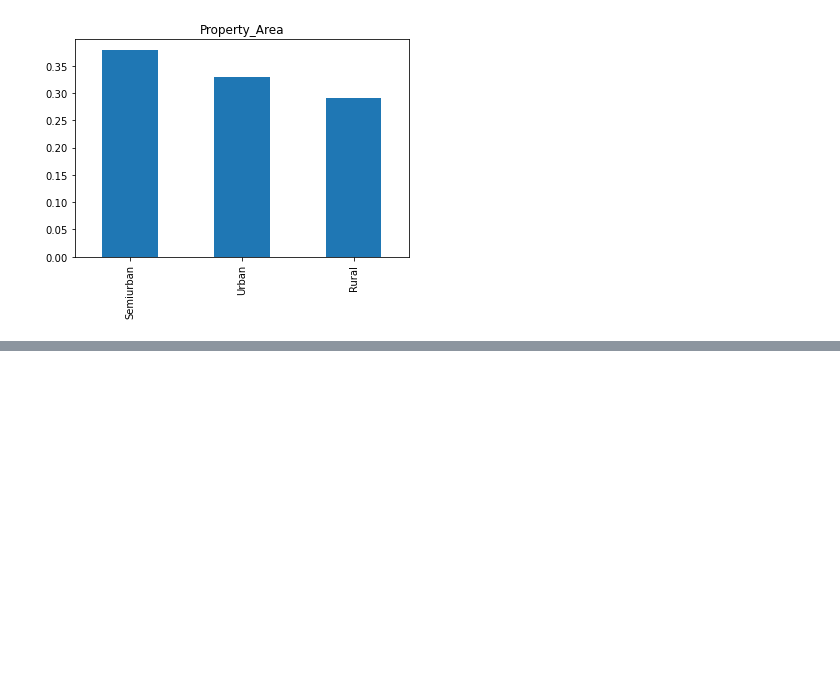
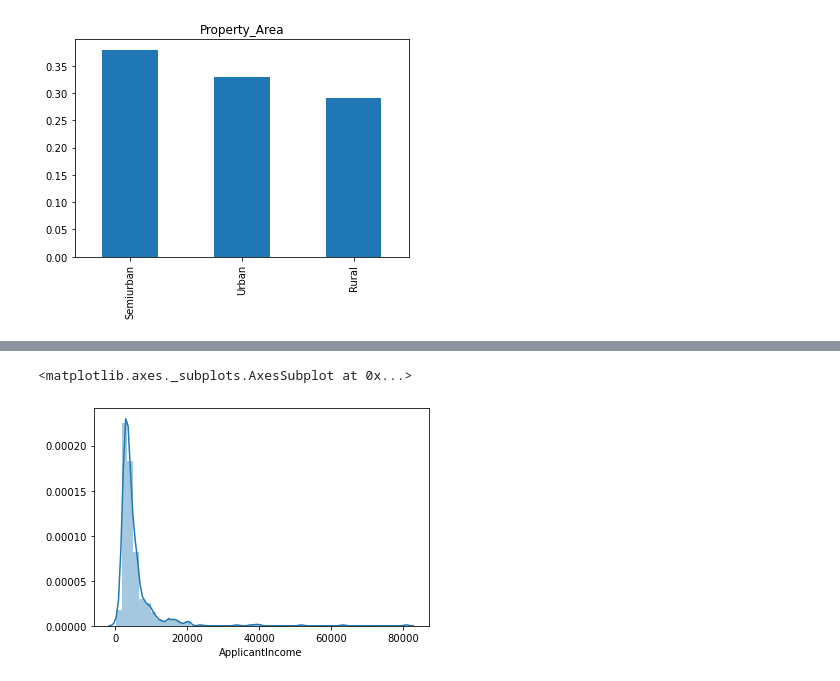
Before and after one commit to adityakaushal/Loan_Approval_prediction, a Jupyter notebook: loan_pred_analysis.ipynb, the cells around one changed output, grey strips where cells are left out. Saved outputs shown, nothing was run; the diff lists cells and outputs as text; code cells hidden in the pictures; blank space fills up the shorter version.

```diff
--- a/loan_pred_analysis.ipynb
+++ b/loan_pred_analysis.ipynb
@@ -166,0 +172,5 @@ train['Property_Area'].value_counts(normalize = True).plot.bar(title = 'Property
+# %%
+sns.distplot(train['ApplicantIncome'])
+# %% [output]
+<matplotlib.axes._subplots.AxesSubplot at 0x...>
+[figure, added]
```
Also changed, not shown: parts of 65 cells of this notebook.
